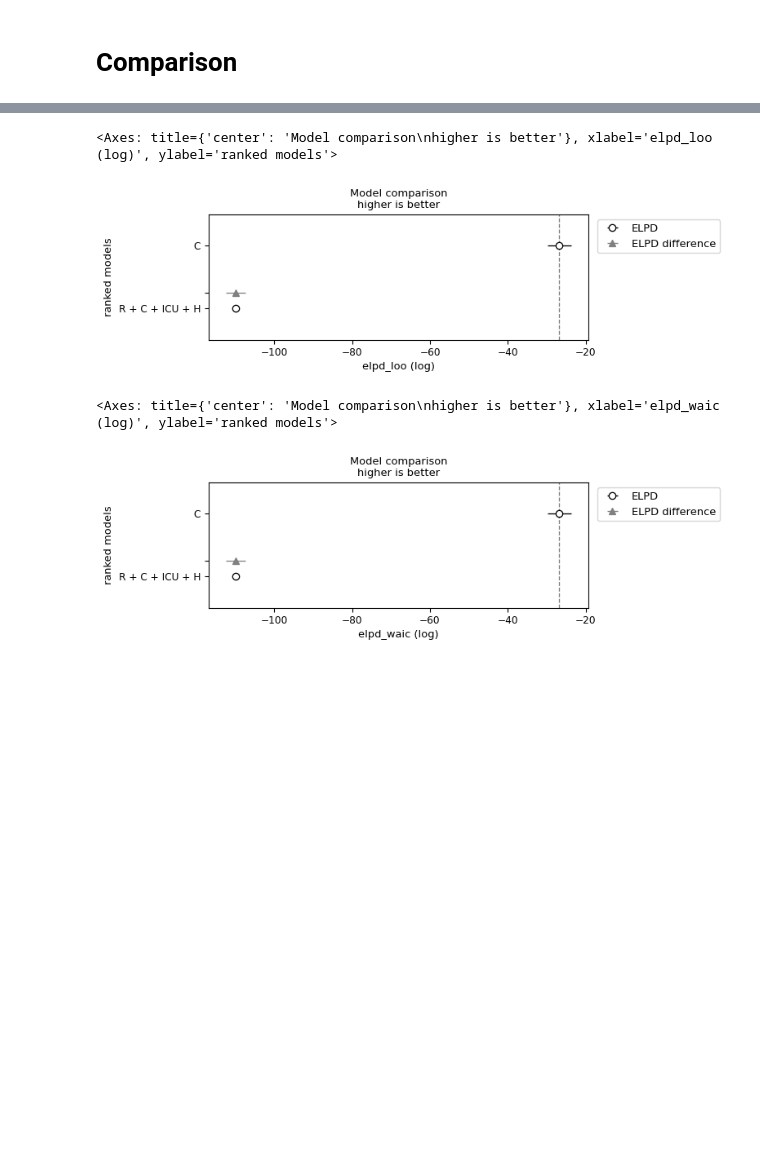
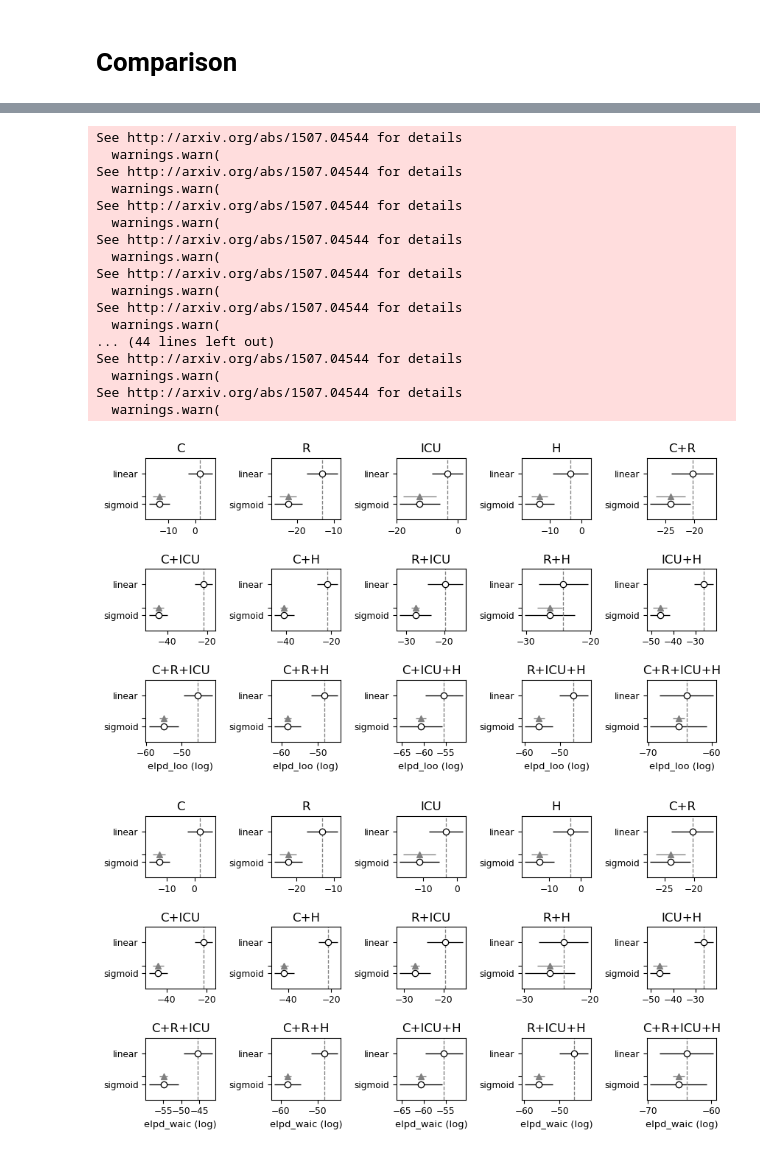
Before and after one commit to Priesemann-Group/mobility_inference, a Jupyter notebook: plot_results.ipynb, the cells around one changed output, grey strips where cells are left out. Saved outputs shown, nothing was run; the diff lists cells and outputs as text; code cells hidden in the pictures; blank space fills up the shorter version.

Commit message:
model selection plots for pandemic fatigue

```diff
--- a/plot_results.ipynb
+++ b/plot_results.ipynb
@@ -352,3 +355,0 @@ for indicators in all_indicator_combinations:
-# %%
-comparison = az.compare(trace_dict, ic="loo")
-az.plot_compare(comparison)
@@ -404,26 +356,48 @@ See http://arxiv.org/abs/1507.04544 for details
-# %%
-loo = az.compare({
-    #"R + ICU": joint_trace,
-    #"R": R_trace,
-    #"ICU": ICU_trace,
-    "C": C_trace,
-    #"R + C": RC_trace,
-    "R + C + ICU + H": all_trace
-    }, ic="loo")
-az.plot_compare(loo)
-# %% [output]
-<Axes: title={'center': 'Model comparison\nhigher is better'}, xlabel='elpd_loo (log)', ylabel='ranked models'>
-[figure, removed]
-# %%
-waic = az.compare({
-    #"R + ICU": joint_trace,
-    #"R": R_trace,
-    #"ICU": ICU_trace,
-    "C": C_trace,
-    #"R + C": RC_trace,
-    "R + C + ICU + H": all_trace
-    }, ic="waic")
-az.plot_compare(waic)
-# %% [output]
-<Axes: title={'center': 'Model comparison\nhigher is better'}, xlabel='elpd_waic (log)', ylabel='ranked models'>
-[figure, removed]
+# %%
+# compare plot with subplot for each indicator comibination, comparing the linear and sigmoid models
+nrows = 3
+ncols = 5
+for ic in ['loo', 'waic']:
+    fig, axs = plt.subplots(nrows, ncols, figsize=(10, 5))
+    axs = axs.flatten()
+    for i in range(len(all_indicator_combinations)):
+        keys = [key_dict[name][i] for name in key_dict.keys()]
+        # split key-string at ', '
+        keys_separate = [key.split(', ') for key in keys]
+        axs[i].set_title(keys_separate[0][1], fontsize=12)
+        traces = {}
+        for j in range(len(keys)):
+            strings = keys_separate[j]
+            key = keys[j]
+            traces[strings[0]] = trace_dict[key]
+        comparison = az.compare(traces, ic=ic)
+        az.plot_compare(comparison, ax=axs[i], legend=False, title=False)
+        axs[i].set_ylabel('')
+        if 15 - i > ncols:
+            axs[i].set_xlabel('')
+    #fig.tight_layout(pad=0.5)
+    # add horizontal padding between subplots
+    fig.subplots_adjust(wspace=0.8, hspace=0.8)
+    # save figure
+    fig.savefig(f'figures/{ic}_pandemic_fatigue_pair.png', bbox_inches='tight')
+    fig.savefig(f'figures/{ic}_pandemic_fatigue_pair.pdf', bbox_inches='tight')
+# %% [output]
+See http://arxiv.org/abs/1507.04544 for details
+  warnings.warn(
+See http://arxiv.org/abs/1507.04544 for details
+  warnings.warn(
+See http://arxiv.org/abs/1507.04544 for details
+  warnings.warn(
+See http://arxiv.org/abs/1507.04544 for details
+  warnings.warn(
+See http://arxiv.org/abs/1507.04544 for details
+  warnings.warn(
+See http://arxiv.org/abs/1507.04544 for details
+  warnings.warn(
+... (44 lines left out)
+See http://arxiv.org/abs/1507.04544 for details
+  warnings.warn(
+See http://arxiv.org/abs/1507.04544 for details
+  warnings.warn(
+[figure, added]
+[figure, added]
```
Also changed, not shown: parts of 6 cells of this notebook, 7 other files.
